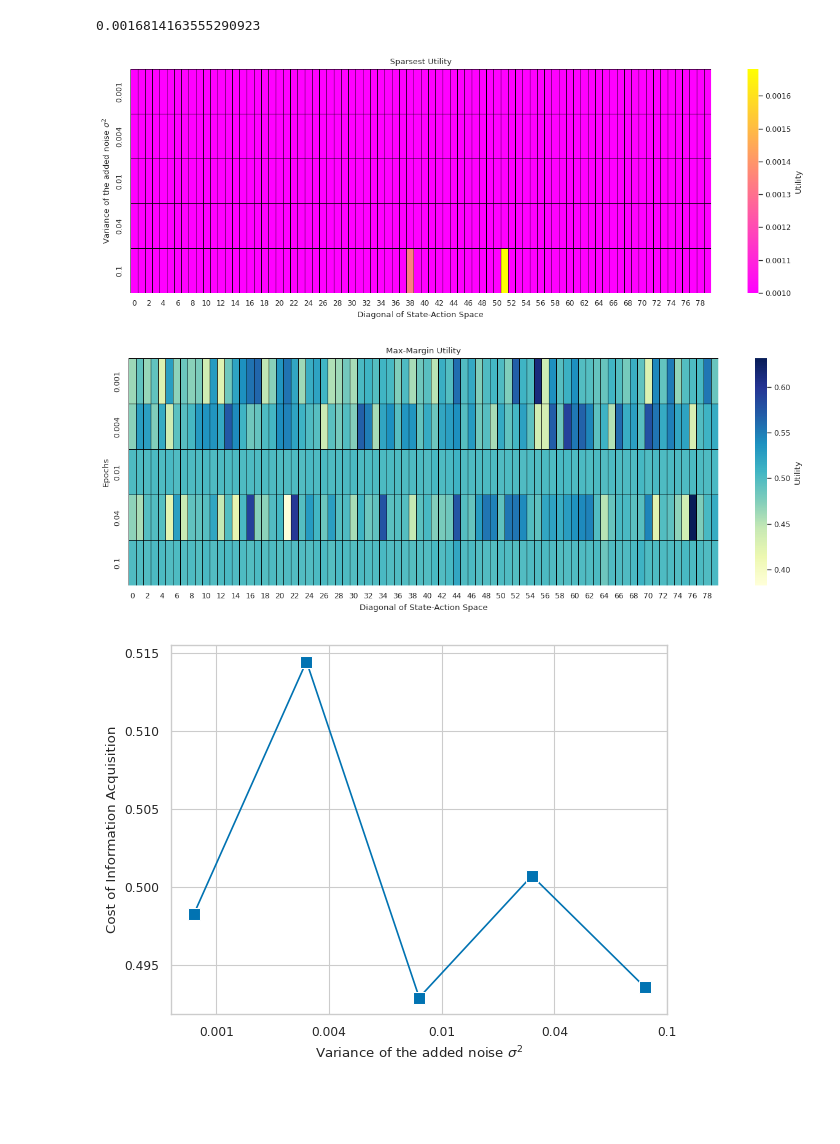
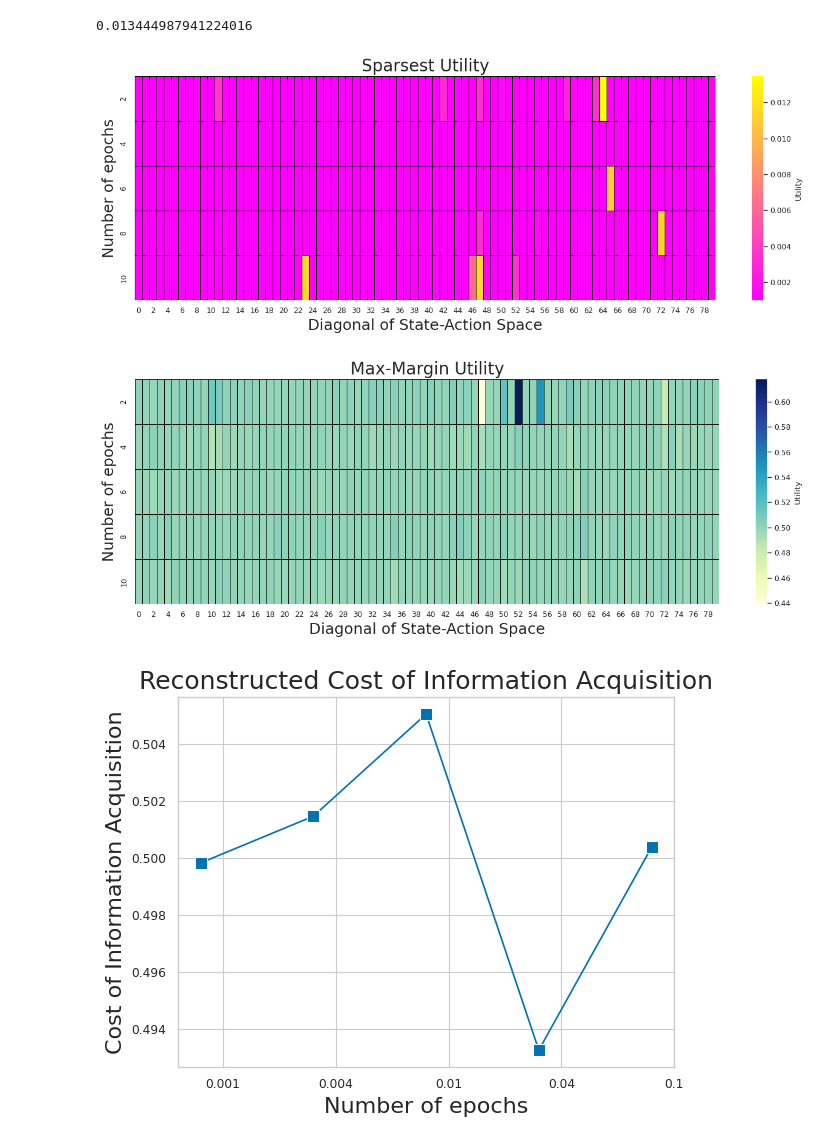
Before and after one commit to aditj/extra_simulations_dl_ri, a Jupyter notebook: generate_plots.ipynb, the cells around one changed output. Cells and saved outputs as stored; diff of their text form; code cells hidden in the pictures; blank space fills up the shorter version.

```diff
--- a/generate_plots.ipynb
+++ b/generate_plots.ipynb
@@ -16,7 +16,7 @@ plt.rcParams.update({'font.size': 16})
 # mpl.rc('font',**{'family':'sans-serif','sans-serif':'Helvetica'})
 from matplotlib import rc
 # %%
-type_data = "variance"
+type_data = "epochs"
 with open('./dl_final_maxmargin_diagonal' + type_data + '.pkl', 'rb') as f:
     maxmargin_data = pickle.load(f)
 with open('./dl_final_sparse_diagonal' + type_data + '.pkl', 'rb') as f:
@@ -54,24 +54,24 @@ else:
 # %%
 sparse_utility_diag.max()
 # %% [output]
-0.0016814163555290923
+0.013444987941224016
 # %%
 ### heat map of max_margin_utility_diag
 fig, ax = plt.subplots()
 ### spacing between the two heatmaps
 ### text inside the heatmap corresponds to the utility
 # labels = [0.001,0.004,0.01,0.04,0.1]
 labels_N = np.arange(len(labels))
 plt.subplots_adjust(right=2)
 sns.heatmap(sparse_utility_diag, ax=ax, cmap='spring', cbar_kws={'label': 'Utility'},linewidths=0.5, linecolor='black',fmt='.2f')
-ax.set_title('Sparsest Utility')
-ax.set_ylabel(y_axis_label)
+ax.set_title('Sparsest Utility',fontsize=20)
+ax.set_ylabel(y_axis_label,fontsize = 18)
 ax.set_yticks(labels_N+0.5,labels)
-ax.set_xlabel('Diagonal of State-Action Space')
+ax.set_xlabel('Diagonal of State-Action Space',fontsize=18)
 
 plt.savefig(f"./sparsest_utility_{type_data}.png",dpi=300,bbox_inches='tight')
 # %% [output]
-[figure, old version]
+[figure, new version]
 # %%
 ### heat map of max_margin_utility_diag
 fig, ax = plt.subplots()
@@ -82,15 +82,14 @@ labels_N = np.arange(len(labels))
 plt.subplots_adjust(right=2)
 ### colormap with contrast
 sns.heatmap(max_margin_utility_diag/1000, ax=ax, cmap='YlGnBu', cbar_kws={'label': 'Utility'},linewidths=0.5, linecolor='black',fmt='.2f')
-ax.set_title('Max-Margin Utility')
-ax.set_ylabel(y_axis_label)
-ax.set_ylabel('Epochs')
+ax.set_title('Max-Margin Utility',fontsize=20)
+ax.set_ylabel(y_axis_label,fontsize = 18)
 ax.set_yticks(labels_N+0.5,labels)
-ax.set_xlabel('Diagonal of State-Action Space')
+ax.set_xlabel('Diagonal of State-Action Space',fontsize=18)
 
 plt.savefig(f"./max_margin_utility_{type_data}.png",dpi=300,bbox_inches='tight')
 # %% [output]
-[figure, old version]
+[figure, new version]
 # %%
 ### use sns to plot bar chart
 fig, ax = plt.subplots()
@@ -105,13 +104,14 @@ sns.lineplot(x=labels_N,y=max_margin_costs,marker="s",ax=ax,markersize=8)
 # ax.bar(labels_N+0.4,sparse_data_costs, label='Sparsest',width=0.4)
 
 # set the x-axis labels
+plt.title("Reconstructed Cost of Information Acquisition",fontsize=18)
 ax.set_xticks(labels_N + 0.4 / 2, labels)
-ax.set_xlabel(y_axis_label)
-ax.set_ylabel('Cost of Information Acquisition')
+ax.set_xlabel(y_axis_label,fontsize=16)
+ax.set_ylabel('Cost of Information Acquisition',fontsize=16)
 
 
 
 # save the figure as eps
 plt.savefig(f"./cost_of_information_{type_data}.png",dpi=300,bbox_inches='tight')
 # %% [output]
-[figure, old version]
+[figure, new version]
```
Also changed, not shown: parts of 1 cell of this notebook, 4 other files.
